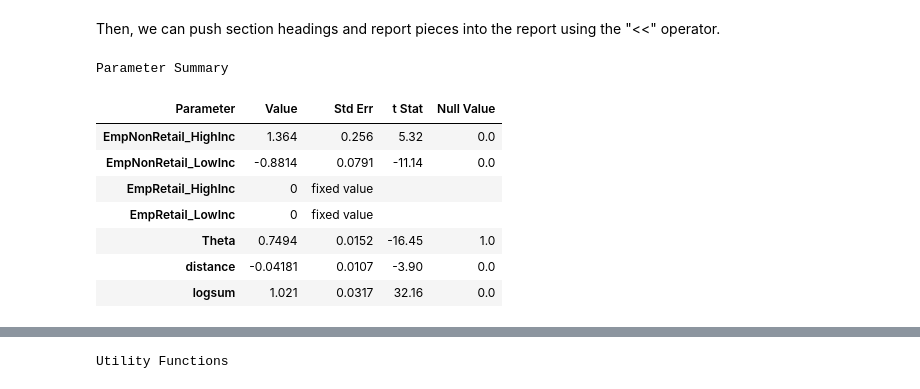
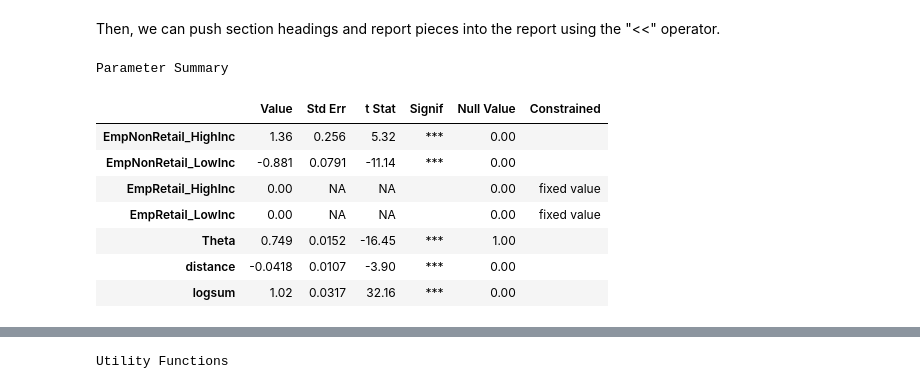
Before and after one commit to jpn--/python-for-transportation-modeling, a Jupyter notebook: course-content/choice-modeling/103_exville_dest.ipynb, the cells around one changed output, grey strips where cells are left out. Drawn from its saved outputs; the diff is of its cells as text; code cells hidden in the pictures.

```diff
--- a/course-content/choice-modeling/103_exville_dest.ipynb
+++ b/course-content/choice-modeling/103_exville_dest.ipynb
@@ -163,7 +217,7 @@ dfs = larch.DataFrames(
     co=co,
     ca=ca,
     alt_codes=skims.TAZ_ID,
-    alt_names=['TAZ{i}' for i in skims.TAZ_ID],
+    alt_names=[f'TAZ{i}' for i in skims.TAZ_ID],
     ch_name='DTAZ',
     av=True,
 )
@@ -225,7 +279,7 @@ The parameter $\theta$ is a coefficient on the entire log-of-quantity
 term, and can be defined by assigning a parameter name to the
 `quantity_scale` attribute.
 # %%
-m.quantity_scale = P.Theta
+#m.quantity_scale = P.Theta
 # %% [markdown]
 The qualitative component of utility can be
 given in the same manner as any other discrete choice model
@@ -426,15 +525,17 @@ report = larch.Reporter(title=m.title)
 Then, we can push section headings and report pieces into the
 report using the "<<" operator.
 # %%
-report << '# Parameter Summary' << m.parameter_summary()
+report.append('# Parameter Summary')
+report.append(m.parameter_summary())
+report
 # %% [output]
 Parameter Summary
-| Parameter | Value | Std Err | t Stat | Null Value |
-| EmpNonRetail_HighInc | 1.364 | 0.256 | 5.32 | 0.0 |
-| EmpNonRetail_LowInc | -0.8814 | 0.0791 | -11.14 | 0.0 |
-| EmpRetail_HighInc | 0 | fixed value |  |  |
-| EmpRetail_LowInc | 0 | fixed value |  |  |
-| Theta | 0.7494 | 0.0152 | -16.45 | 1.0 |
-| distance | -0.04181 | 0.0107 | -3.90 | 0.0 |
-| logsum | 1.021 | 0.0317 | 32.16 | 0.0 |
+|  | Value | Std Err | t Stat | Signif | Null Value | Constrained |
+| EmpNonRetail_HighInc | 1.36 | 0.256 | 5.32 | *** | 0.00 |  |
+| EmpNonRetail_LowInc | -0.881 | 0.0791 | -11.14 | *** | 0.00 |  |
+| EmpRetail_HighInc | 0.00 | NA | NA |  | 0.00 | fixed value |
+| EmpRetail_LowInc | 0.00 | NA | NA |  | 0.00 | fixed value |
+| Theta | 0.749 | 0.0152 | -16.45 | *** | 1.00 |  |
+| distance | -0.0418 | 0.0107 | -3.90 | *** | 0.00 |  |
+| logsum | 1.02 | 0.0317 | 32.16 | *** | 0.00 |  |
 # %%
```
Also changed, not shown: parts of 21 cells of this notebook, 2 other files.
